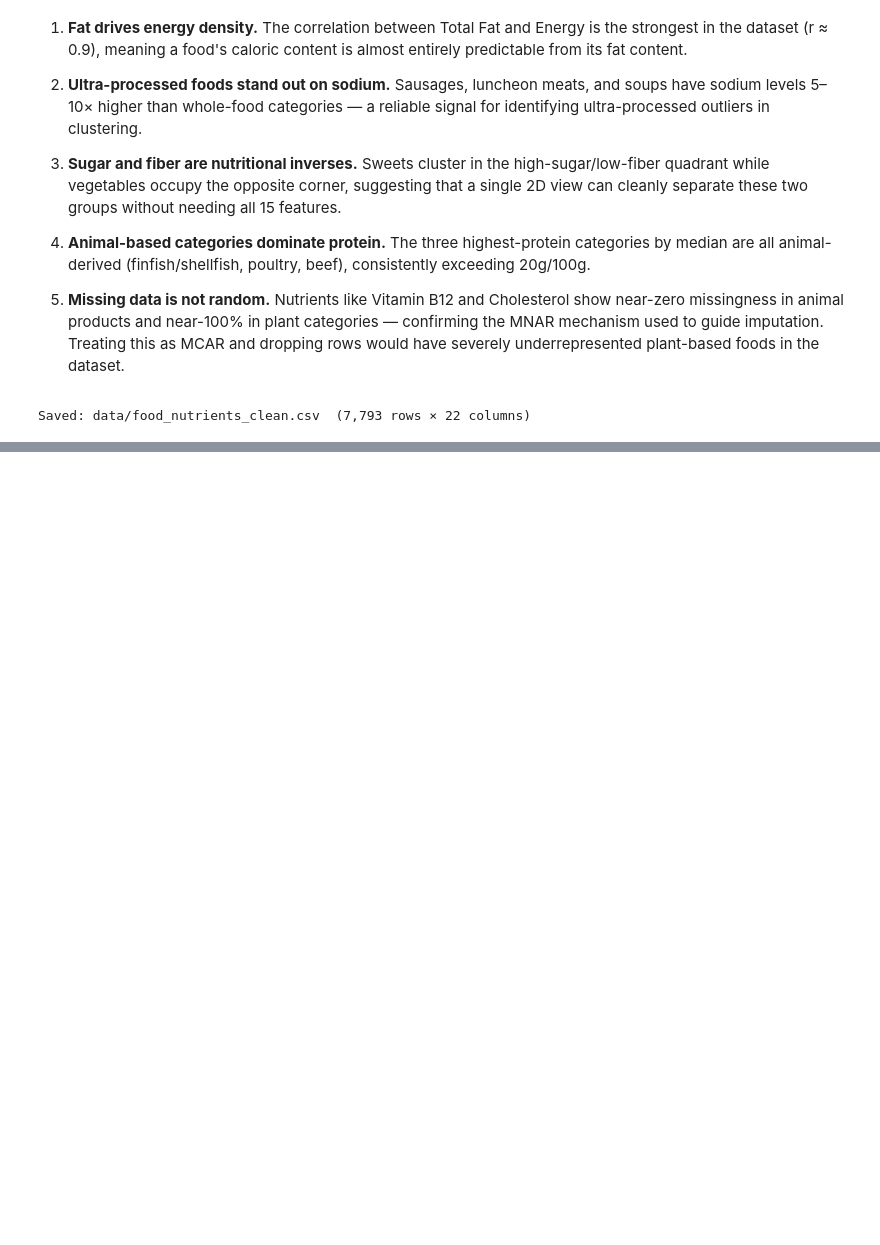
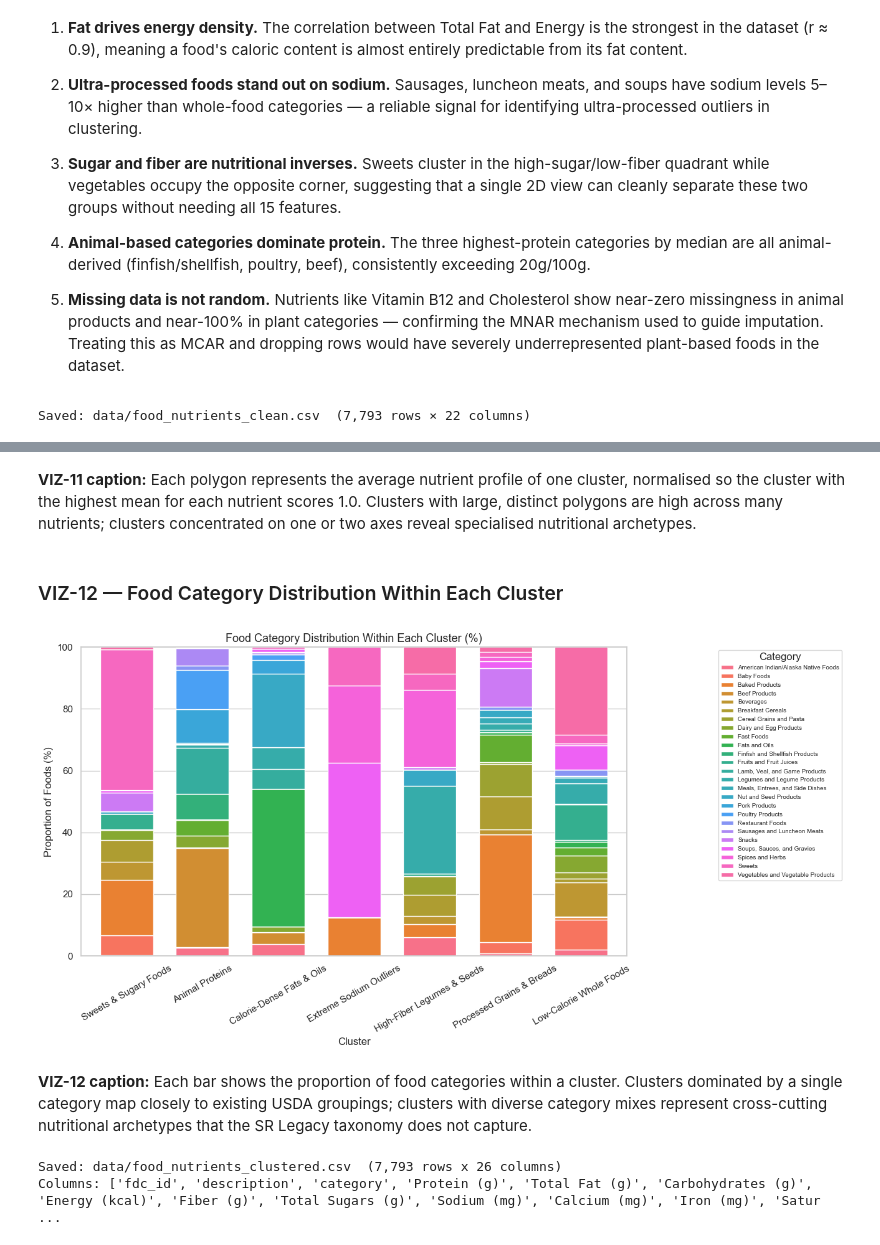
Before and after one commit to AlantheG21/USDA_Data_Visualization, a Jupyter notebook: notebooks/usdaFoodNutrition.ipynb, the cells around one changed output, grey strips where cells are left out. Drawn from its saved outputs; the diff is of its cells as text; code cells hidden in the pictures; blank space fills up the shorter version.

```diff
--- a/notebooks/usdaFoodNutrition.ipynb
+++ b/notebooks/usdaFoodNutrition.ipynb
@@ -698,0 +998,42 @@ Saved: data/food_nutrients_clean.csv  (7,793 rows × 22 columns)
+# %% [markdown]
+**VIZ-11 caption:** Each polygon represents the average nutrient profile of one cluster, normalised so the cluster with the highest mean for each nutrient scores 1.0. Clusters with large, distinct polygons are high across many nutrients; clusters concentrated on one or two axes reveal specialised nutritional archetypes.
+# %% [markdown]
+### VIZ-12 — Food Category Distribution Within Each Cluster
+# %%
+# Count foods per cluster × category, then normalise to 100% within each cluster
+cat_cluster = (
+    df_clust.groupby(["cluster", "category"])
+    .size()
+    .unstack(fill_value=0)
+)
+cat_cluster_pct = cat_cluster.div(cat_cluster.sum(axis=1), axis=0) * 100
+
+# Rename cluster indices to descriptive names for the chart
+cat_cluster_pct.index = [CLUSTER_NAMES[i] for i in cat_cluster_pct.index]
+
+fig, ax = plt.subplots(figsize=(14, 7))
+cat_colors = sns.color_palette("husl", len(cat_cluster_pct.columns))
+cat_cluster_pct.plot(kind="bar", stacked=True, ax=ax,
+                     color=cat_colors, edgecolor="white", width=0.7)
+ax.set_title("Food Category Distribution Within Each Cluster (%)", fontsize=13)
+ax.set_xlabel("Cluster")
+ax.set_ylabel("Proportion of Foods (%)")
+ax.set_ylim(0, 100)
+ax.tick_params(axis="x", rotation=30)
+ax.legend(loc="upper right", bbox_to_anchor=(1.4, 1.0),
+          fontsize=7, title="Category")
+plt.tight_layout()
+plt.savefig("../assets/viz_12_category_per_cluster.png", dpi=150, bbox_inches="tight")
+plt.show()
+# %% [output]
+[figure, added]
+# %% [markdown]
+**VIZ-12 caption:** Each bar shows the proportion of food categories within a cluster. Clusters dominated by a single category map closely to existing USDA groupings; clusters with diverse category mixes represent cross-cutting nutritional archetypes that the SR Legacy taxonomy does not capture.
+# %%
+# Save clustered dataset for the Streamlit dashboard
+df_clust.to_csv("../data/food_nutrients_clustered.csv", index=False)
+print(f"Saved: data/food_nutrients_clustered.csv  ({df_clust.shape[0]:,} rows x {df_clust.shape[1]} columns)")
+print(f"Columns: {df_clust.columns.tolist()}")
+# %% [output]
+Saved: data/food_nutrients_clustered.csv  (7,793 rows x 26 columns)
+Columns: ['fdc_id', 'description', 'category', 'Protein (g)', 'Total Fat (g)', 'Carbohydrates (g)', 'Energy (kcal)', 'Fiber (g)', 'Total Sugars (g)', 'Sodium (mg)', 'Calcium (mg)', 'Iron (mg)', 'Satur ...
```
Also changed, not shown: parts of 21 cells of this notebook.
